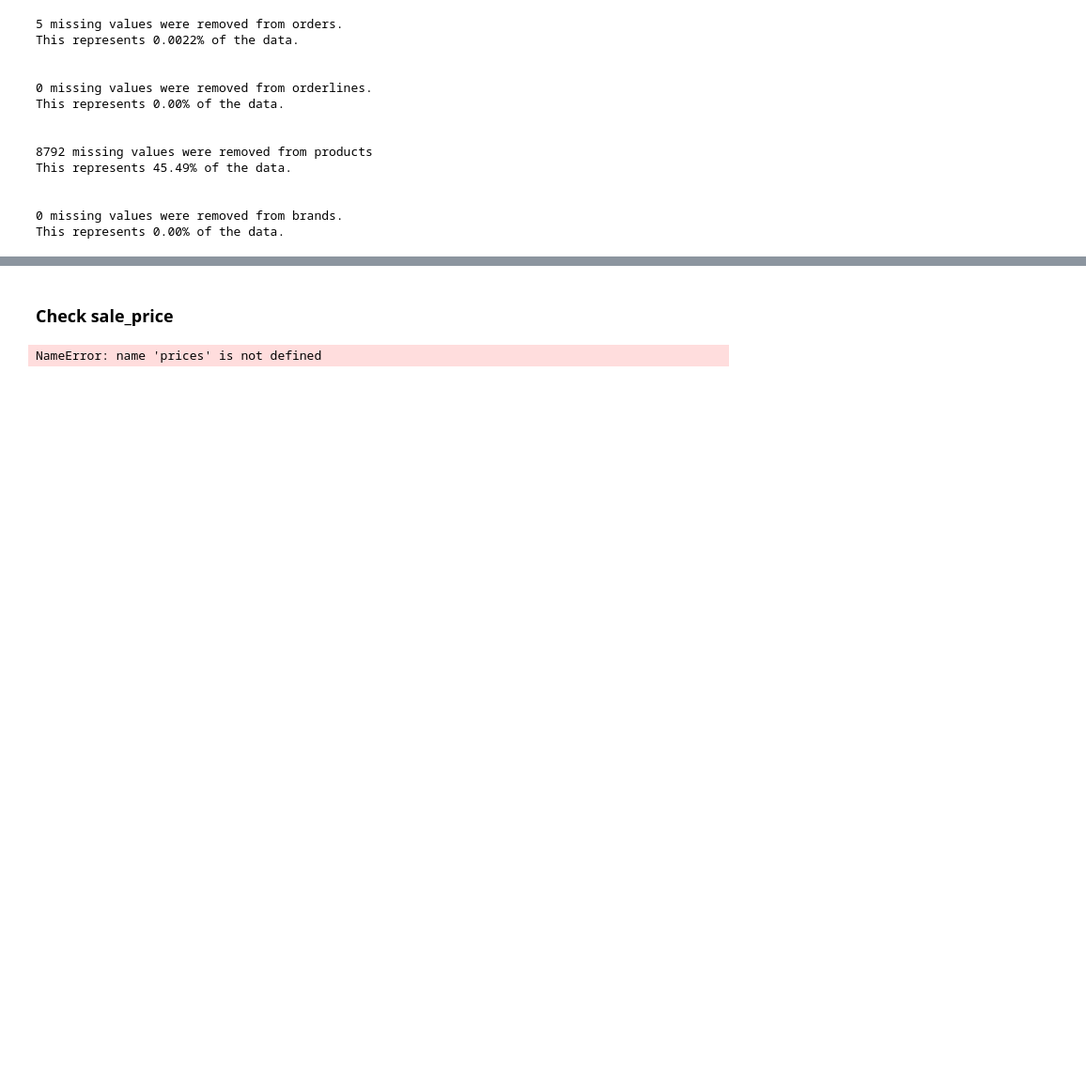
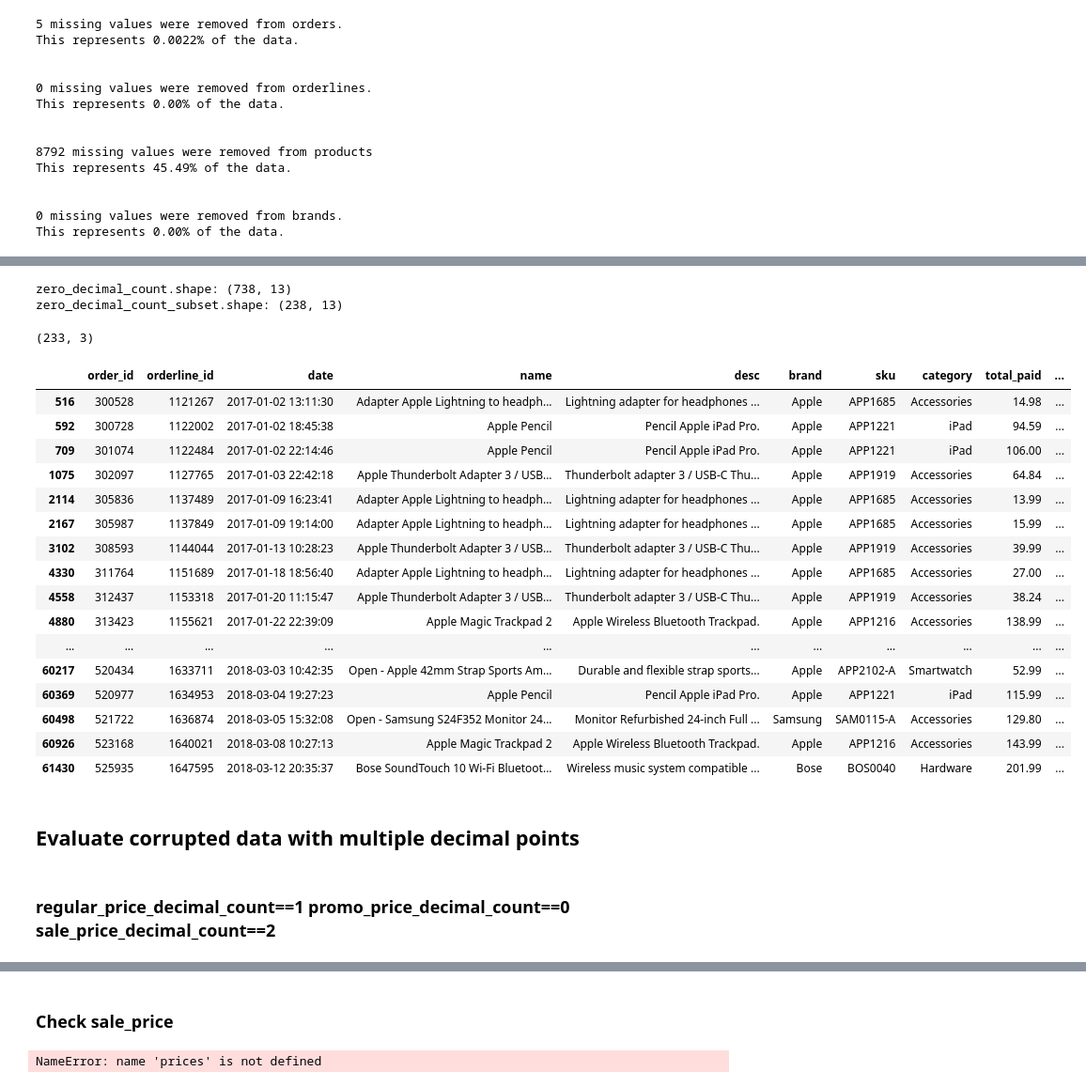
Before and after one commit to Donal-Flanagan/Eniac_discount_analysis, a Jupyter notebook: notebooks/2 - price_cleaning_munge/decimal_values.ipynb, the cells around one changed output, grey strips where cells are left out. Shown at 94% size. Cells and saved outputs as stored; diff of their text form; code cells hidden in the pictures; blank space fills up the shorter version.

```diff
--- a/notebooks/2 - price_cleaning_munge/decimal_values.ipynb
+++ b/notebooks/2 - price_cleaning_munge/decimal_values.ipynb
@@ -75,0 +532,9 @@ prices[['regular_price_decimal_count', 'promo_price_decimal_count', 'sale_price_
+# %%
+order_ids = prices[
+((prices.regular_price_decimal_count == 0)) &
+((prices.promo_price_decimal_count == 0)) &
+((prices.sale_price_decimal_count == 0) | (prices.sale_price_decimal_count == 1))
+].orderline_id
+
+zero_decimal_count = completed_sales[completed_sales.orderline_id.isin(order_ids)].copy()
+zero_decimal_count
@@ -75,0 +555,6 @@ prices[['regular_price_decimal_count', 'promo_price_decimal_count', 'sale_price_
+# %%
+# Transform the three columns to floats
+zero_decimal_count[['regular_price', 'promo_price', 'sale_price']] = zero_decimal_count[['regular_price', 'promo_price', 'sale_price']].astype('float')
+
+# Run the tests
+incorrect_reg_pro_ids = pdt.test_regular_greater_or_equal_to_promo(zero_decimal_count)
@@ -75,0 +597,54 @@ prices[['regular_price_decimal_count', 'promo_price_decimal_count', 'sale_price_
+# %%
+''' Filter out orders which do not have all their orderlines in zero_decimal_count'''
+
+# Get the count of orderlines per order from completed_sales
+completed_sales_orderline_counts = completed_sales.groupby('order_id')['orderline_id'].count().reset_index()
+completed_sales_orderline_counts.rename(columns={'orderline_id': 'completed_count'}, inplace=True)
+
+# Do the same for zero_decimal_count
+zero_dec_orderline_counts = zero_decimal_count.groupby('order_id')['orderline_id'].count().reset_index()
+zero_dec_orderline_counts.rename(columns={'orderline_id': 'zero_count'}, inplace=True)
+
+# Merge to find orders with matching counts
+valid_orders = pd.merge(completed_sales_orderline_counts, zero_dec_orderline_counts, on='order_id')
+valid_orders = valid_orders[valid_orders['completed_count'] == valid_orders['zero_count']]
+
+# Filter zero_decimal_count for these valid order_ids
+zero_decimal_count__complete_orders = zero_decimal_count[zero_decimal_count['order_id'].isin(valid_orders['order_id'])].copy()
+
+print("zero_decimal_count.shape:", zero_decimal_count.shape)
+print("zero_decimal_count_subset.shape:", zero_decimal_count__complete_orders.shape)
+# %% [output]
+zero_decimal_count.shape: (738, 13)
+zero_decimal_count_subset.shape: (238, 13)
+# %%
+valid_orders[valid_orders]
+# %% [output]
+(233, 3)
+# %%
+''' Multiply regular_price, promo_price and sale_price by the product_quantity to compare them to the total_paid. '''
+
+zero_decimal_count__complete_orders['regular_price_total'] = zero_decimal_count__complete_orders.regular_price*zero_decimal_count__complete_orders.product_quantity
+zero_decimal_count__complete_orders['promo_price_total'] = zero_decimal_count__complete_orders.promo_price*zero_decimal_count__complete_orders.product_quantity
+zero_decimal_count__complete_orders['sale_price_total'] = zero_decimal_count__complete_orders.sale_price*zero_decimal_count__complete_orders.product_quantity
+
+''' First check the orders with only one orderline for simplicity '''
+zero_decimal_count__complete_orders__single_orderline
+# %% [output]
+|  | order_id | orderline_id | date | name | desc | brand | sku | category | total_paid | ... |
+| 516 | 300528 | 1121267 | 2017-01-02 13:11:30 | Adapter Apple Lightning to headph... | Lightning adapter for headphones ... | Apple | APP1685 | Accessories | 14.98 | ... |
+| 592 | 300728 | 1122002 | 2017-01-02 18:45:38 | Apple Pencil | Pencil Apple iPad Pro. | Apple | APP1221 | iPad | 94.59 | ... |
+| 709 | 301074 | 1122484 | 2017-01-02 22:14:46 | Apple Pencil | Pencil Apple iPad Pro. | Apple | APP1221 | iPad | 106.00 | ... |
+| 1075 | 302097 | 1127765 | 2017-01-03 22:42:18 | Apple Thunderbolt Adapter 3 / USB... | Thunderbolt adapter 3 / USB-C Thu... | Apple | APP1919 | Accessories | 64.84 | ... |
+| 2114 | 305836 | 1137489 | 2017-01-09 16:23:41 | Adapter Apple Lightning to headph... | Lightning adapter for headphones ... | Apple | APP1685 | Accessories | 13.99 | ... |
+| 2167 | 305987 | 1137849 | 2017-01-09 19:14:00 | Adapter Apple Lightning to headph... | Lightning adapter for headphones ... | Apple | APP1685 | Accessories | 15.99 | ... |
+| 3102 | 308593 | 1144044 | 2017-01-13 10:28:23 | Apple Thunderbolt Adapter 3 / USB... | Thunderbolt adapter 3 / USB-C Thu... | Apple | APP1919 | Accessories | 39.99 | ... |
+| 4330 | 311764 | 1151689 | 2017-01-18 18:56:40 | Adapter Apple Lightning to headph... | Lightning adapter for headphones ... | Apple | APP1685 | Accessories | 27.00 | ... |
+| 4558 | 312437 | 1153318 | 2017-01-20 11:15:47 | Apple Thunderbolt Adapter 3 / USB... | Thunderbolt adapter 3 / USB-C Thu... | Apple | APP1919 | Accessories | 38.24 | ... |
+| 4880 | 313423 | 1155621 | 2017-01-22 22:39:09 | Apple Magic Trackpad 2 | Apple Wireless Bluetooth Trackpad. | Apple | APP1216 | Accessories | 138.99 | ... |
+| ... | ... | ... | ... | ... | ... | ... | ... | ... | ... | ... |
+| 60217 | 520434 | 1633711 | 2018-03-03 10:42:35 | Open - Apple 42mm Strap Sports Am... | Durable and flexible strap sports... | Apple | APP2102-A | Smartwatch | 52.99 | ... |
+| 60369 | 520977 | 1634953 | 2018-03-04 19:27:23 | Apple Pencil | Pencil Apple iPad Pro. | Apple | APP1221 | iPad | 115.99 | ... |
+| 60498 | 521722 | 1636874 | 2018-03-05 15:32:08 | Open - Samsung S24F352 Monitor 24... | Monitor Refurbished 24-inch Full ... | Samsung | SAM0115-A | Accessories | 129.80 | ... |
+| 60926 | 523168 | 1640021 | 2018-03-08 10:27:13 | Apple Magic Trackpad 2 | Apple Wireless Bluetooth Trackpad. | Apple | APP1216 | Accessories | 143.99 | ... |
+| 61430 | 525935 | 1647595 | 2018-03-12 20:35:37 | Bose SoundTouch 10 Wi-Fi Bluetoot... | Wireless music system compatible ... | Bose | BOS0040 | Hardware | 201.99 | ... |
@@ -75,0 +654,4 @@ prices[['regular_price_decimal_count', 'promo_price_decimal_count', 'sale_price_
+# %% [markdown]
+## Evaluate corrupted data with multiple decimal points
+# %% [markdown]
+### regular_price_decimal_count==1	promo_price_decimal_count==0	sale_price_decimal_count==2
```
Also changed, not shown: parts of 77 cells of this notebook, 1 other file.
